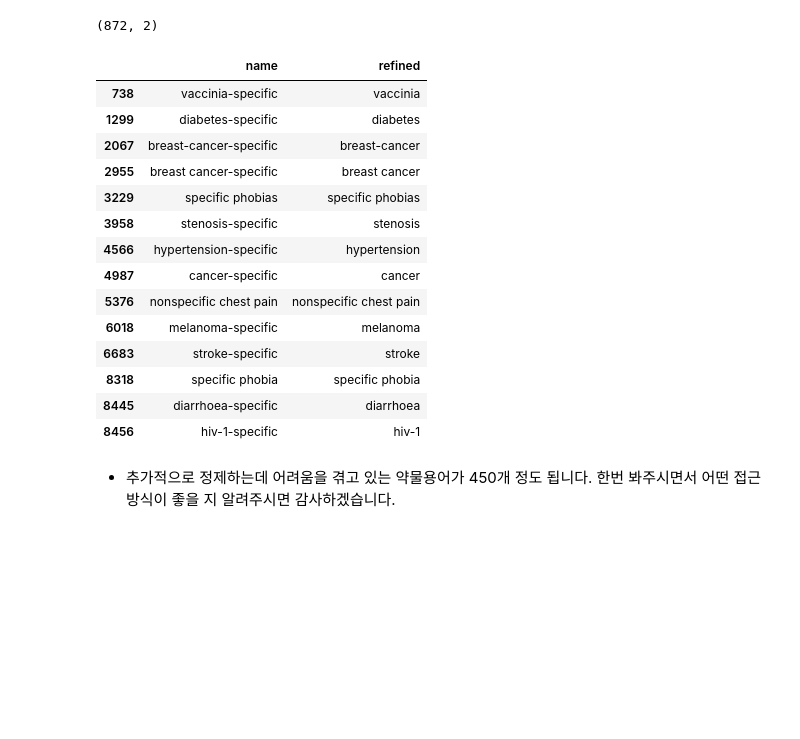
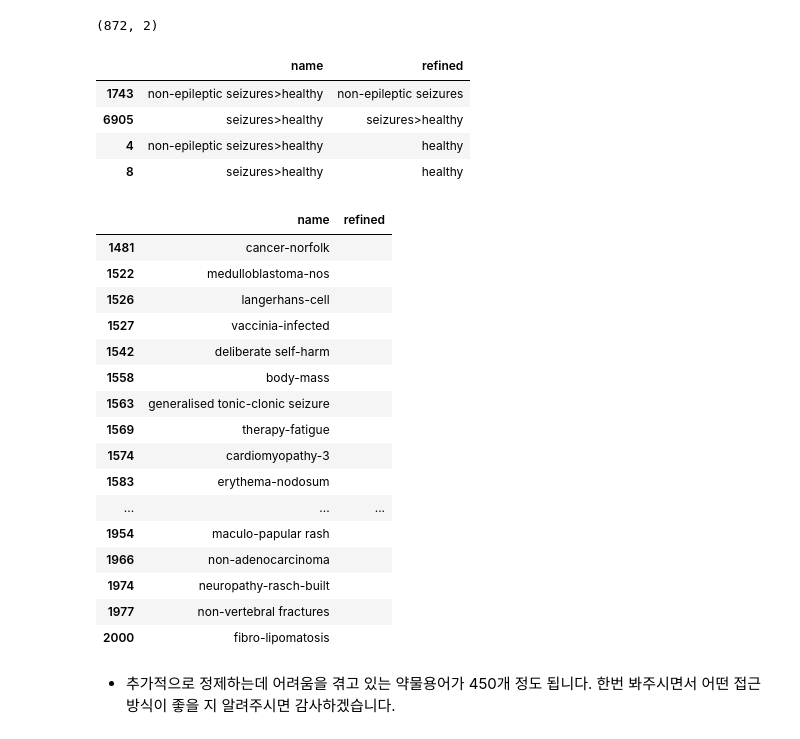
Before and after one commit to joyce04/NLP_N_Graph, a Jupyter notebook: preprocess_evaluate/ad_cleansing.ipynb, the cells around one changed output. Saved outputs shown, nothing was run; the diff lists cells and outputs as text; code cells hidden in the pictures; blank space fills up the shorter version.

```diff
--- a/preprocess_evaluate/ad_cleansing.ipynb
+++ b/preprocess_evaluate/ad_cleansing.ipynb
@@ -106,7 +106,7 @@ ads.loc[ads.name.str.find('beverage')>=0]
 # %%
 replace_with_space = ['<70%', '%', 'values)', '(', ')', '-1987', '-1993', ':', '±', '↑', 'australia-new',
                      'scale-7', 'c-statistics', '-defined', '-derived', '-like', 'like', 'non-beverage',
-                     'scale-0', '-days', 'fluorine-18-labelled', '-specific']
+                     'scale-0', '-days', 'fluorine-18-labelled', '-specific', 'healthy']
 
 replace_ends_with = ['-related']
 # %%
@@ -407,25 +407,33 @@ ads[(ads['refined']=='') & (ads['name'].str.find('-')>=0)].shape
 # %% [output]
 (872, 2)
 # %%
-ads.loc[ads.name.str.find('specific')>=0]
+ads.loc[ads.name.str.find('healthy')>=0]
 # %% [output]
 |  | name | refined |
-| 738 | vaccinia-specific | vaccinia |
-| 1299 | diabetes-specific | diabetes |
-| 2067 | breast-cancer-specific | breast-cancer |
-| 2955 | breast cancer-specific | breast cancer |
-| 3229 | specific phobias | specific phobias |
-| 3958 | stenosis-specific | stenosis |
-| 4566 | hypertension-specific | hypertension |
-| 4987 | cancer-specific | cancer |
-| 5376 | nonspecific chest pain | nonspecific chest pain |
-| 6018 | melanoma-specific | melanoma |
-| 6683 | stroke-specific | stroke |
-| 8318 | specific phobia | specific phobia |
-| 8445 | diarrhoea-specific | diarrhoea |
-| 8456 | hiv-1-specific | hiv-1 |
+| 1743 | non-epileptic seizures>healthy | non-epileptic seizures |
+| 6905 | seizures>healthy | seizures>healthy |
+| 4 | non-epileptic seizures>healthy | healthy |
+| 8 | seizures>healthy | healthy |
 # %%
-ads[(ads['refined']=='') & (ads['name'].str.find('-')>=0)][100:150]
+ads[(ads['refined']=='') & (ads['name'].str.find('-')>=0)][150:200]
+# %% [output]
+|  | name | refined |
+| 1481 | cancer-norfolk |  |
+| 1522 | medulloblastoma-nos |  |
+| 1526 | langerhans-cell |  |
+| 1527 | vaccinia-infected |  |
+| 1542 | deliberate self-harm |  |
+| 1558 | body-mass |  |
+| 1563 | generalised tonic-clonic seizure |  |
+| 1569 | therapy-fatigue |  |
+| 1574 | cardiomyopathy-3 |  |
+| 1583 | erythema-nodosum |  |
+| ... | ... | ... |
+| 1954 | maculo-papular rash |  |
+| 1966 | non-adenocarcinoma |  |
+| 1974 | neuropathy-rasch-built |  |
+| 1977 | non-vertebral fractures |  |
+| 2000 | fibro-lipomatosis |  |
 # %% [markdown]
 - 추가적으로 정제하는데 어려움을 겪고 있는 약물용어가 450개 정도 됩니다. 한번 봐주시면서 어떤 접근 방식이 좋을 지 알려주시면 감사하겠습니다.
 # %%
```
Also changed, not shown: parts of 1 cell of this notebook, 2 other files.
